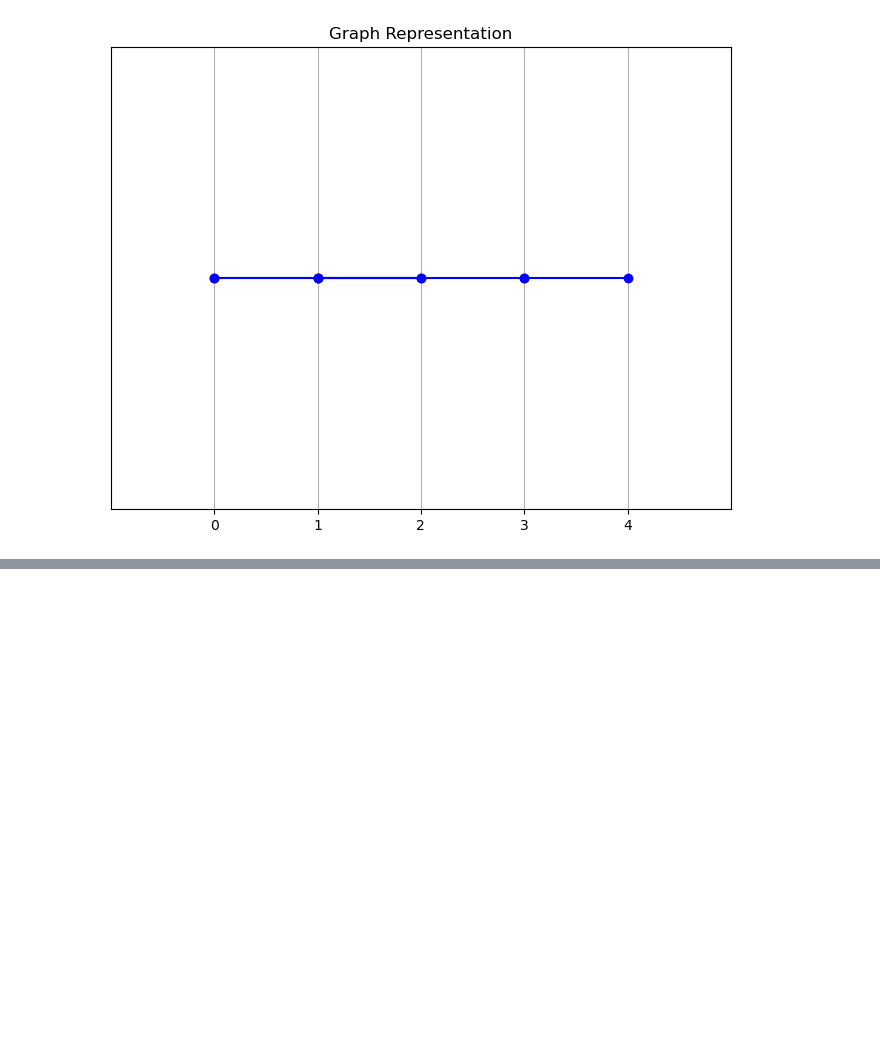
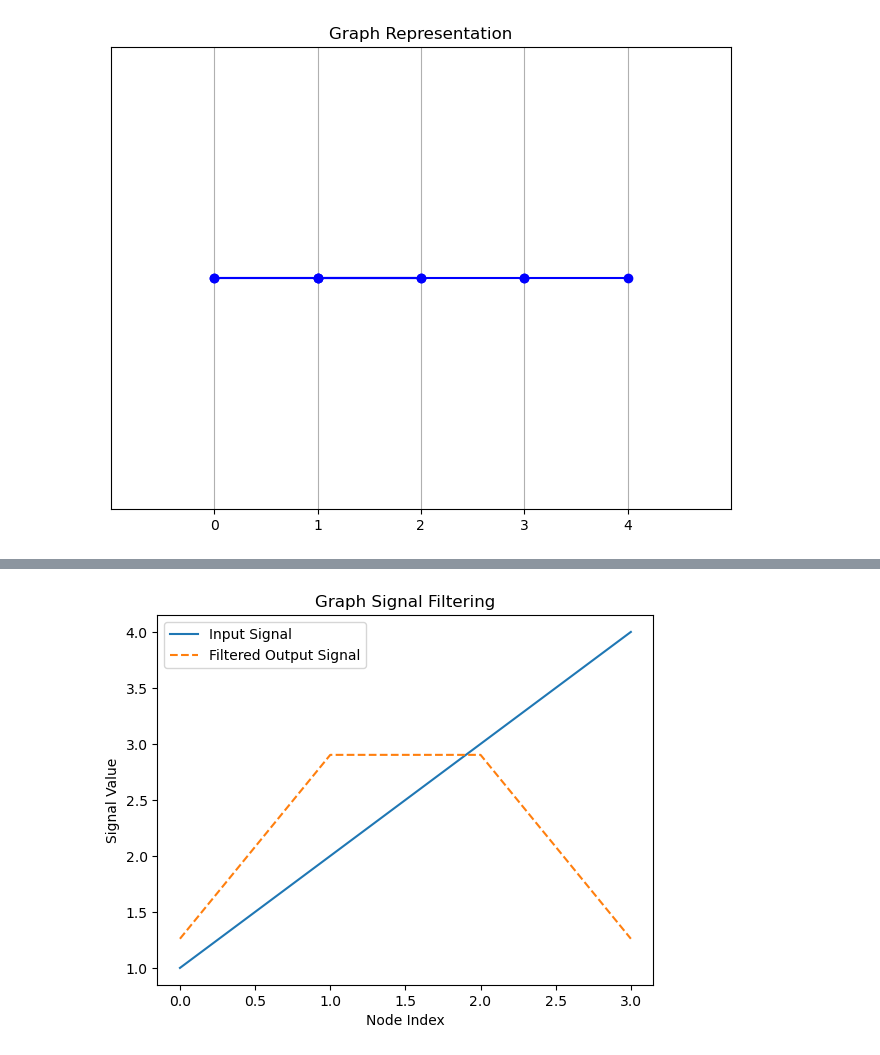
Before and after one commit to rocky115/DeepMythomatics, a Jupyter notebook: ManVSMachine/Clustering-Gunthaa/Hierarchial_Clustering/The_Blue_Moon_And_росомаха_9.ipynb, the cells around one changed output, grey strips where cells are left out. Saved outputs shown, nothing was run; the diff lists cells and outputs as text; code cells hidden in the pictures; blank space fills up the shorter version.

```diff
--- a/ManVSMachine/Clustering-Gunthaa/Hierarchial_Clustering/The_Blue_Moon_And_росомаха_9.ipynb
+++ b/ManVSMachine/Clustering-Gunthaa/Hierarchial_Clustering/The_Blue_Moon_And_росомаха_9.ipynb
@@ -701,0 +1246,85 @@ Laplacian Matrix:
+# %%
+import matplotlib.pyplot as plt
+
+# Define a small example graph with its weighted adjacency matrix W
+W = [
+    [0, 1, 0, 0],
+    [1, 0, 1, 0],
+    [0, 1, 0, 1],
+    [0, 0, 1, 0]
+]
+
+# Step 1: Compute the degree matrix D
+def compute_degree_matrix(W):
+    D = [[0 for _ in range(len(W))] for _ in range(len(W))]
+    for i in range(len(W)):
+        D[i][i] = sum(W[i])
+    return D
+
+# Step 2: Compute the Laplacian matrix L = D - W
+def compute_laplacian_matrix(W):
+    D = compute_degree_matrix(W)
+    L = [[D[i][i] - W[i][j] for j in range(len(W))] for i in range(len(W))]
+    return L
+
+# Step 3: Eigen-decomposition of the Laplacian matrix
+def power_iteration(A, num_simulations: int):
+    b_k = [1] * len(A)  # start with a simple vector
+    for _ in range(num_simulations):
+        # Multiply the matrix by the vector
+        b_k1 = [sum(A[i][j] * b_k[j] for j in range(len(A))) for i in range(len(A))]
+        # Normalize the vector
+        norm = sum(x**2 for x in b_k1) ** 0.5
+        if norm == 0:  # Handle division by zero
+            break
+        b_k = [x / norm for x in b_k1]
+    return b_k
+
+def eigen_decomposition(L, num_simulations=1000):
+    eigenvalues = []
+    eigenvectors = []
+    for _ in range(len(L)):
+        eigvec = power_iteration(L, num_simulations)
+        eigenvectors.append(eigvec)
+        # Simulating eigenvalue extraction
+        eigenvalue = sum(L[i][i] * eigvec[i] for i in range(len(L)))
+        eigenvalues.append(eigenvalue)
+    return eigenvalues, eigenvectors
+
+# Step 4: Graph filtering process
+def graph_filtering(L, f_in, h_hat):
+    # Eigen-decomposition of Laplacian matrix L
+    eigenvalues, eigenvectors = eigen_decomposition(L)
+
+    # Filter the input signal in the graph spectral domain
+    f_hat_in = [sum(f_in[i] * eigenvectors[j][i] for i in range(len(f_in))) for j in range(len(eigenvectors))]
+    f_hat_out = [f_hat_in[i] * h_hat(eigenvalues[i]) for i in range(len(eigenvalues))]
+
+    # Inverse transform to obtain output signal
+    f_out = [sum(f_hat_out[j] * eigenvectors[j][i] for j in range(len(f_hat_out))) for i in range(len(f_hat_out))]
+
+    return f_out
+
+# Example input signal f_in on the graph's vertices
+f_in = [1, 2, 3, 4]
+
+# Example filter function h_hat(λ), assuming low-pass filtering
+def h_hat(λ):
+    return 1 / (1 + λ)
+
+# Compute the Laplacian matrix for the graph
+L = compute_laplacian_matrix(W)
+
+# Apply the graph filter
+f_out = graph_filtering(L, f_in, h_hat)
+
+# Plot the input and output signals
+plt.plot(range(len(f_in)), f_in, label='Input Signal')
+plt.plot(range(len(f_out)), f_out, label='Filtered Output Signal', linestyle='--')
+plt.legend()
+plt.xlabel('Node Index')
+plt.ylabel('Signal Value')
+plt.title('Graph Signal Filtering')
+plt.show()
+# %% [output]
+[figure, added]
```
Also changed, not shown: parts of 9 cells of this notebook, 1 other file.
